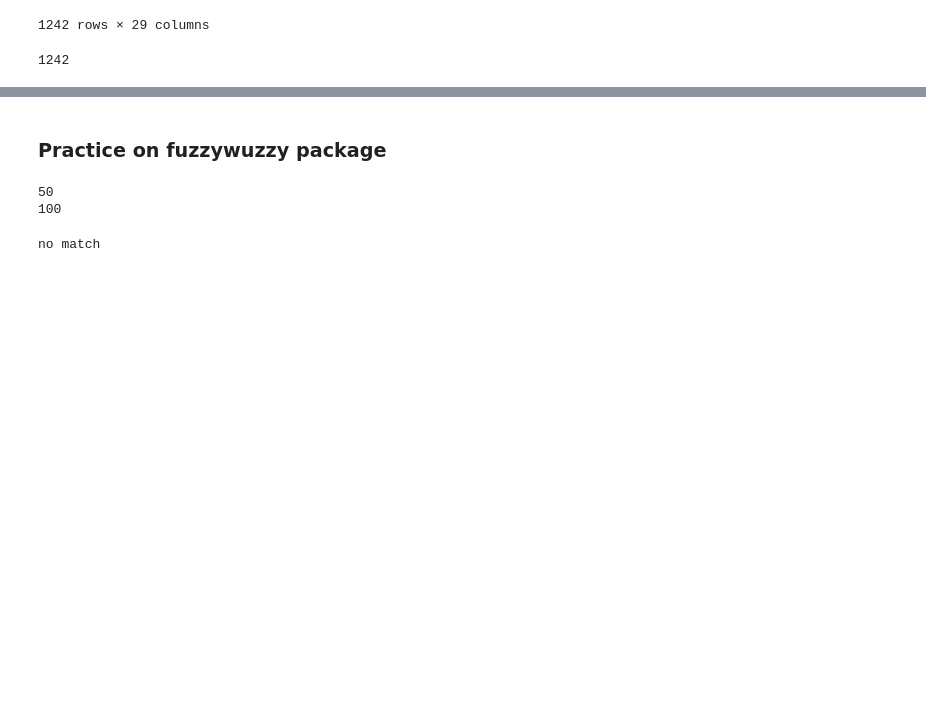
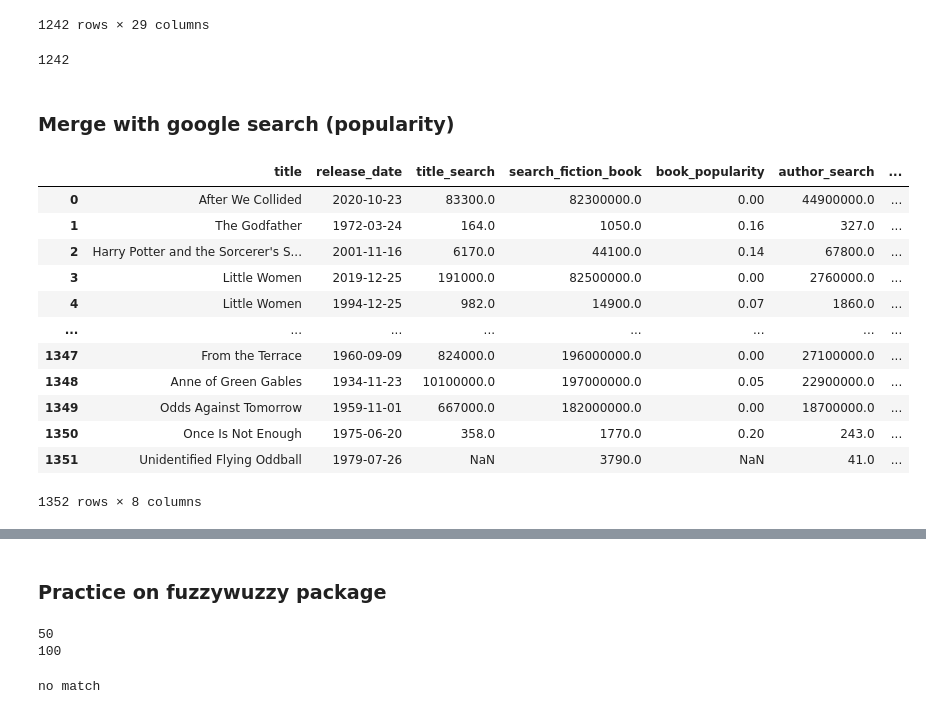
Before and after one commit to katiehuang1221/Predict-Revenue-Of-Movie-Adaptation, a Jupyter notebook: notebooks/merge_practice.ipynb, the cells around one changed output, grey strips where cells are left out. Saved outputs shown, nothing was run; the diff lists cells and outputs as text; code cells hidden in the pictures; blank space fills up the shorter version.

```diff
--- a/notebooks/merge_practice.ipynb
+++ b/notebooks/merge_practice.ipynb
@@ -146,3 +149,25 @@ final_author_list = list(combined_df.author)
 len(final_book_list)
 # %% [output]
 1242
+# %% [markdown]
+### Merge with google search (popularity)
+# %%
+import pandas as pd
+# Load pickle file
+book_history = pd.read_pickle('../dump/book_history_data')
+# %%
+book_history
+# %% [output]
+|  | title | release_date | title_search | search_fiction_book | book_popularity | author_search | ... |
+| 0 | After We Collided | 2020-10-23 | 83300.0 | 82300000.0 | 0.00 | 44900000.0 | ... |
+| 1 | The Godfather | 1972-03-24 | 164.0 | 1050.0 | 0.16 | 327.0 | ... |
+| 2 | Harry Potter and the Sorcerer's S... | 2001-11-16 | 6170.0 | 44100.0 | 0.14 | 67800.0 | ... |
+| 3 | Little Women | 2019-12-25 | 191000.0 | 82500000.0 | 0.00 | 2760000.0 | ... |
+| 4 | Little Women | 1994-12-25 | 982.0 | 14900.0 | 0.07 | 1860.0 | ... |
+| ... | ... | ... | ... | ... | ... | ... | ... |
+| 1347 | From the Terrace | 1960-09-09 | 824000.0 | 196000000.0 | 0.00 | 27100000.0 | ... |
+| 1348 | Anne of Green Gables | 1934-11-23 | 10100000.0 | 197000000.0 | 0.05 | 22900000.0 | ... |
+| 1349 | Odds Against Tomorrow | 1959-11-01 | 667000.0 | 182000000.0 | 0.00 | 18700000.0 | ... |
+| 1350 | Once Is Not Enough | 1975-06-20 | 358.0 | 1770.0 | 0.20 | 243.0 | ... |
+| 1351 | Unidentified Flying Oddball | 1979-07-26 | NaN | 3790.0 | NaN | 41.0 | ... |
+1352 rows × 8 columns
```
Also changed, not shown: parts of 7 cells of this notebook, 3 other files.
